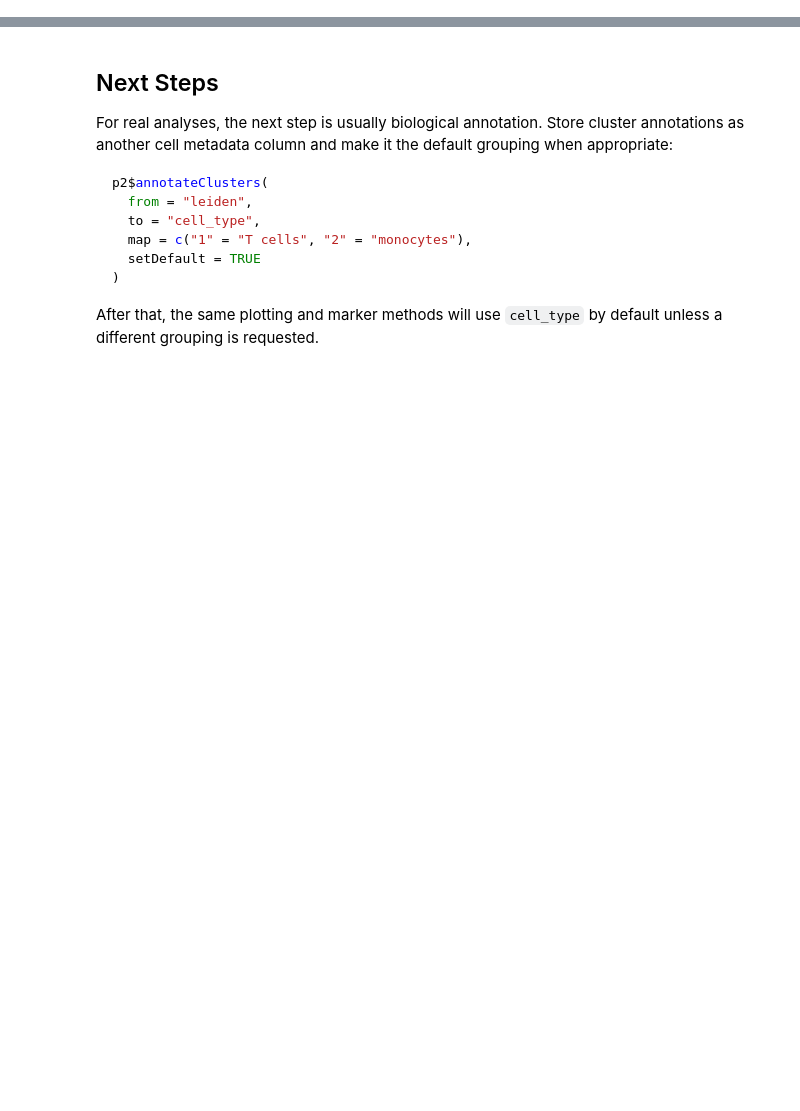
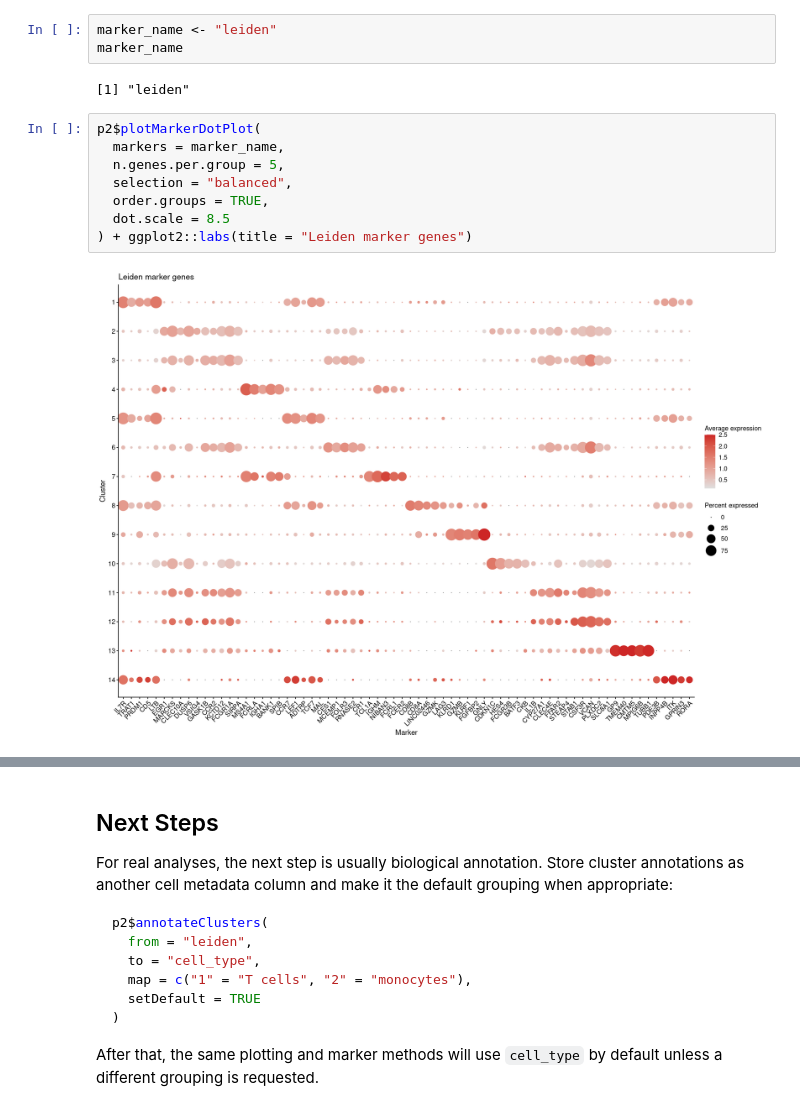
Before and after one commit to kharchenkolab/pagoda2, a Jupyter notebook: doc/pagoda2.1-single-dataset.ipynb, the cells around one changed output, grey strips where cells are left out. Saved outputs shown, nothing was run; the diff lists cells and outputs as text; blank space fills up the shorter version.

```diff
--- a/doc/pagoda2.1-single-dataset.ipynb
+++ b/doc/pagoda2.1-single-dataset.ipynb
@@ -220,0 +155,15 @@ p2$plotMarkerHeatmap(
+# %%
+marker_name <- "leiden"
+marker_name
+# %% [output]
+[1] "leiden"
+# %%
+p2$plotMarkerDotPlot(
+  markers = marker_name,
+  n.genes.per.group = 5,
+  selection = "balanced",
+  order.groups = TRUE,
+  dot.scale = 8.5
+) + ggplot2::labs(title = "Leiden marker genes")
+# %% [output]
+[figure, added]
```
Also changed, not shown: parts of 44 cells of this notebook, 2 other files.
